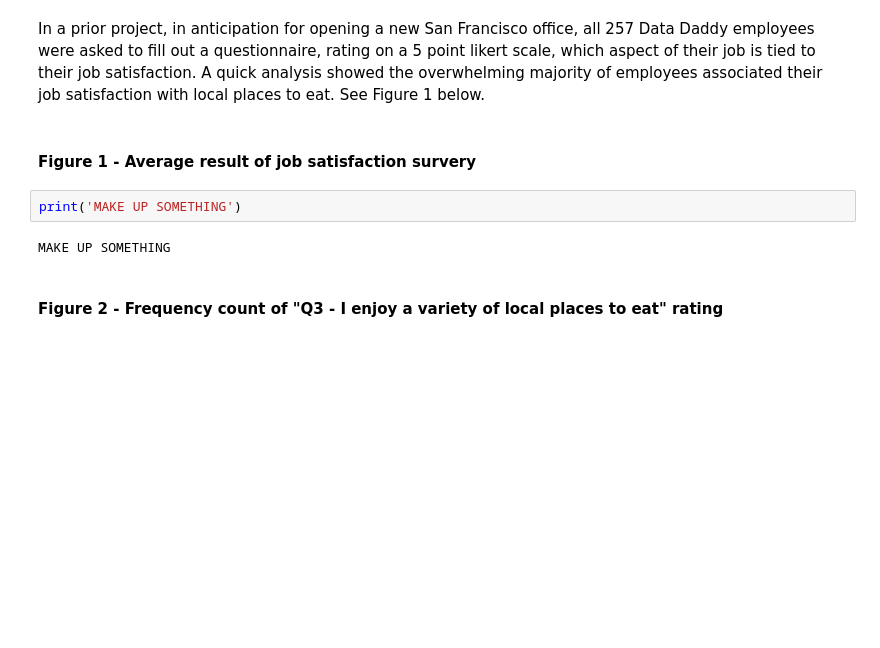
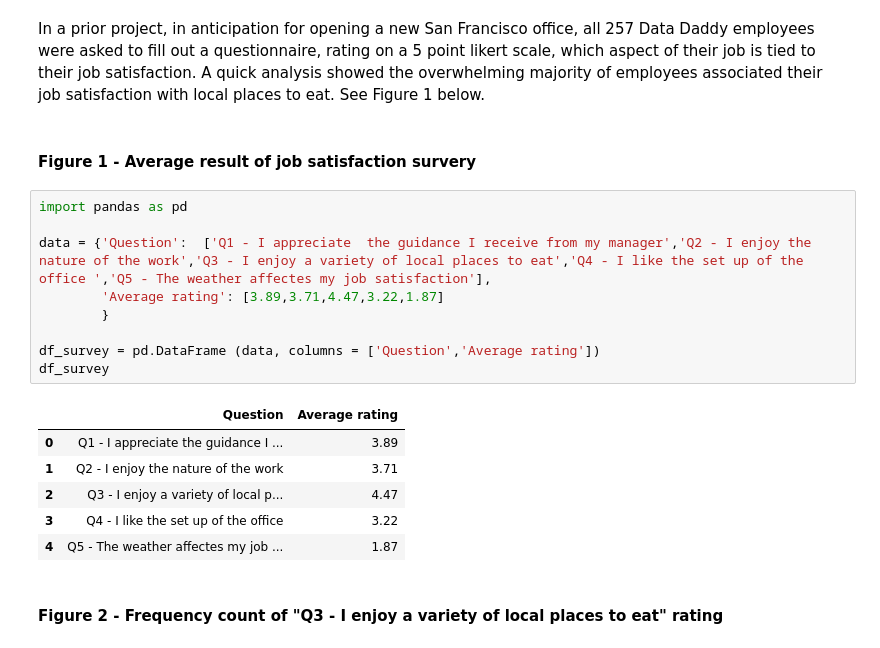
Before and after one commit to danielecarparo/Coursera_Capstone, a Jupyter notebook: Daniele Cap(raro)stone project.ipynb, the cells around one changed output. Cells and saved outputs as stored; diff of their text form; blank space fills up the shorter version.

```diff
--- a/Daniele Cap(raro)stone project.ipynb
+++ b/Daniele Cap(raro)stone project.ipynb
@@ -15,9 +15,21 @@ This report will determine the optimal neighbourhood in San Francisco to open a
 In a prior project, in anticipation for opening a new San Francisco office, all 257 Data Daddy employees were asked to fill out a questionnaire, rating on a 5 point likert scale, which aspect of their job is tied to their job satisfaction. A quick analysis showed the overwhelming majority of employees associated their job satisfaction with local places to eat. See Figure 1 below.
 # %% [markdown]
 #### Figure 1 - Average result of job satisfaction survery
-# %%
-print('MAKE UP SOMETHING')
-# %% [output]
-MAKE UP SOMETHING
+# %%
+import pandas as pd
+
+data = {'Question':  ['Q1 - I appreciate  the guidance I receive from my manager','Q2 - I enjoy the nature of the work','Q3 - I enjoy a variety of local places to eat','Q4 - I like the set up of the office ','Q5 - The weather affectes my job satisfaction'],
+        'Average rating': [3.89,3.71,4.47,3.22,1.87]
+        }
+
+df_survey = pd.DataFrame (data, columns = ['Question','Average rating'])
+df_survey
+# %% [output]
+|  | Question | Average rating |
+| 0 | Q1 - I appreciate the guidance I ... | 3.89 |
+| 1 | Q2 - I enjoy the nature of the work | 3.71 |
+| 2 | Q3 - I enjoy a variety of local p... | 4.47 |
+| 3 | Q4 - I like the set up of the office | 3.22 |
+| 4 | Q5 - The weather affectes my job ... | 1.87 |
 # %% [markdown]
 #### Figure 2 - Frequency count of "Q3 - I enjoy a variety of local places to eat" rating
```
Also changed, not shown: parts of 40 cells of this notebook.
